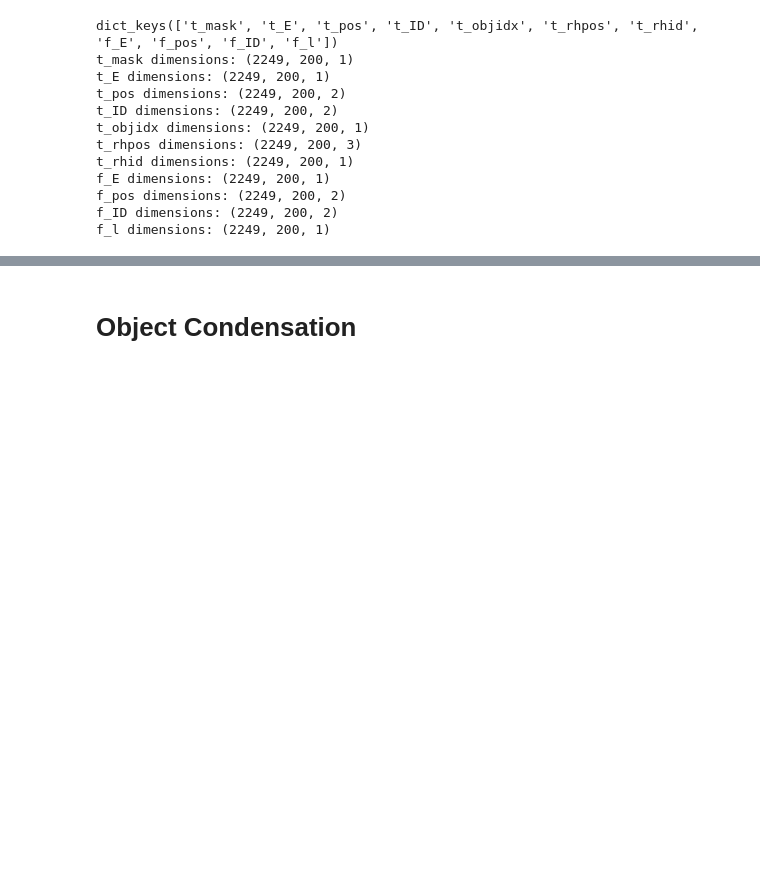
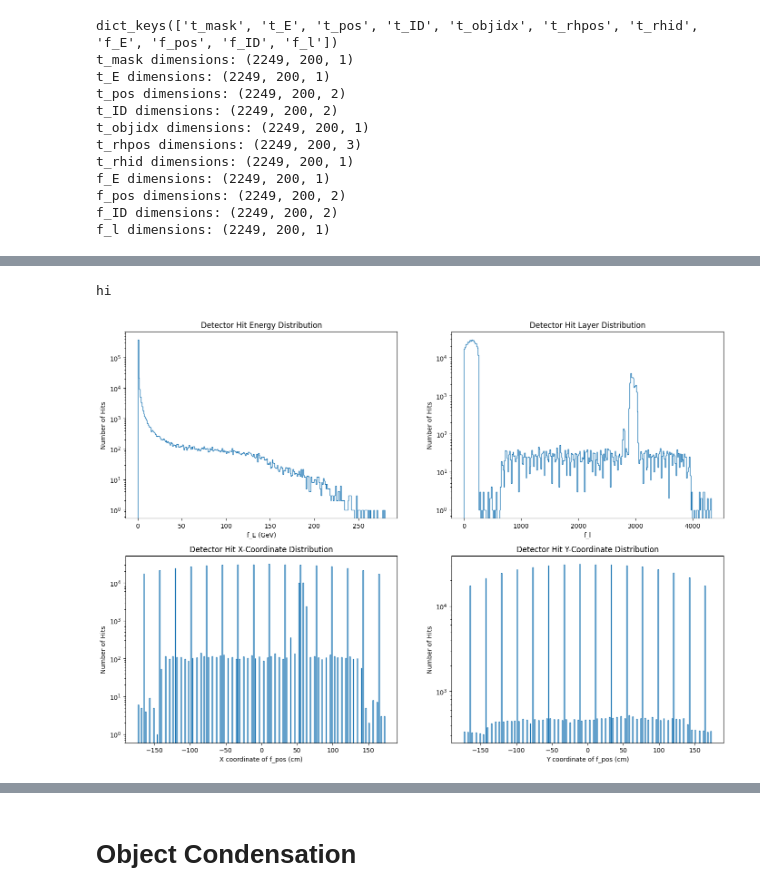
Before and after one commit to abao1999/DRNOC, a Jupyter notebook: notebooks/explore.ipynb, the cells around one changed output, grey strips where cells are left out. Saved outputs shown, nothing was run; the diff lists cells and outputs as text; code cells hidden in the pictures; blank space fills up the shorter version.

```diff
--- a/notebooks/explore.ipynb
+++ b/notebooks/explore.ipynb
@@ -301,0 +211,44 @@ plotHist(ax1, rechit_energy, 'Energy/GeV', 'Rechits', 'Energy Distribution (Log
+# %%
+# f_E dimensions: (2249, 200, 1)
+# f_pos dimensions: (2249, 200, 2)
+# f_ID dimensions: (2249, 200, 2)
+# f_l dimensions: (2249, 200, 1)
+
+feature_pos_flat = np.reshape(particle_dict['f_pos'], [-1])
+feature_pos_x = feature_pos_flat[::2]
+feature_pos_y = feature_pos_flat[1::2]
+
+# feature_ID_flat = np.reshape(particle_dict['f_ID'], [-1])
+# feature_ID_1 = feature_ID_flat[::2]
+# feature_ID_2 = feature_ID_flat[1::2]
+
+feature_layer_flat = np.reshape(particle_dict['f_l'], [-1])
+
+# rechit_energy_flat = np.reshape(particle_dict['f_E'], [-1])
+
+fig, axs = plt.subplots(2, 2)
+fig.set_size_inches(17, 12)
+fig.set_dpi(100)
+# ax1 = fig.add_subplot(121)
+# ax2 = fig.add_subplot(122)
+# ax3 = fig.add_subplot(223)
+# ax4 = fig.add_subplot(224)
+ax1 = axs[0, 0]
+ax2 = axs[0, 1]
+ax3 = axs[1, 0]
+ax4 = axs[1, 1]
+# ax5 = axs[1, 1]
+# ax6 = axs[1, 2]
+
+# plotHist(ax1, rechit_pos_x, 'X Distance From Calorimeter Center (cm)', 'Number of Rechits', 'Rechit X-Coordinate Distribution', Nbins = 300, ylog=False)
+# plotHist(ax2, rechit_pos_y, 'Y Distance From Calorimeter Center (cm)', 'Number of Rechits', 'Rechit Y-Coordinate Distribution', Nbins = 300, ylog=False)
+plotHist(ax1, feature_energy_flat, 'f_E (GeV)', 'Number of Hits', 'Detector Hit Energy Distribution', Nbins = 300, ylog=True)
+plotHist(ax3, feature_pos_x, 'X coordinate of f_pos (cm)', 'Number of Hits', 'Detector Hit X-Coordinate Distribution', Nbins = 300, ylog=True)
+plotHist(ax4, feature_pos_y, 'Y coordinate of f_pos (cm)', 'Number of Hits', 'Detector Hit Y-Coordinate Distribution', Nbins = 300, ylog=True)
+# plotHist(ax4, feature_ID_1, 'f_ID 1', 'Number of Hits', 'Detector Hit ID 1 Distribution', Nbins = 300, ylog=True)
+# plotHist(ax5, feature_ID_2, 'f_ID 2', 'Number of Hits', 'Detector Hit ID 2 Distribution', Nbins = 300, ylog=True)
+plotHist(ax2, feature_layer_flat, 'f_l', 'Number of Hits', 'Detector Hit Layer Distribution', Nbins = 300, ylog=True)
+print("hi")
+# %% [output]
+hi
+[figure, added]
```
Also changed, not shown: parts of 38 cells of this notebook, 21 other files.
